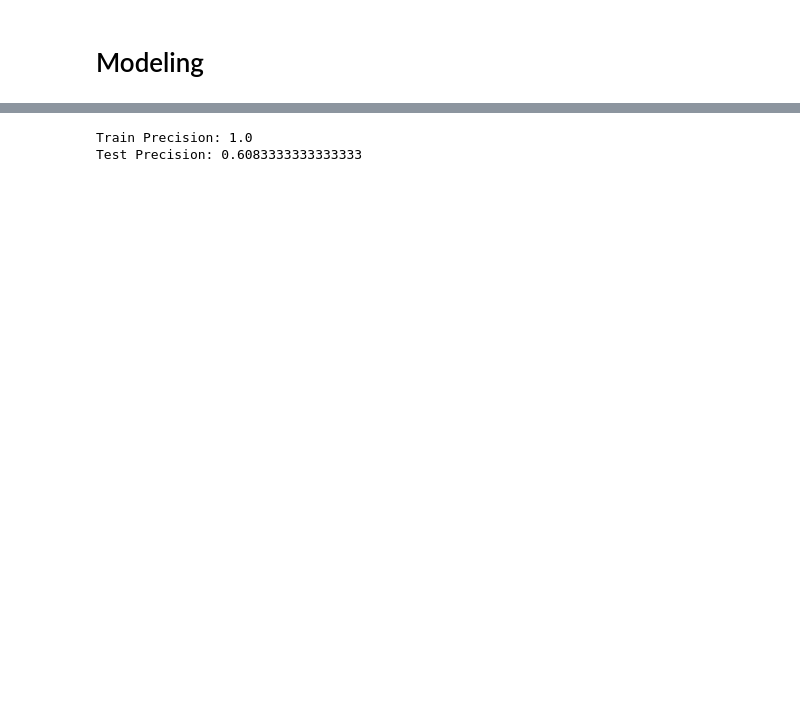
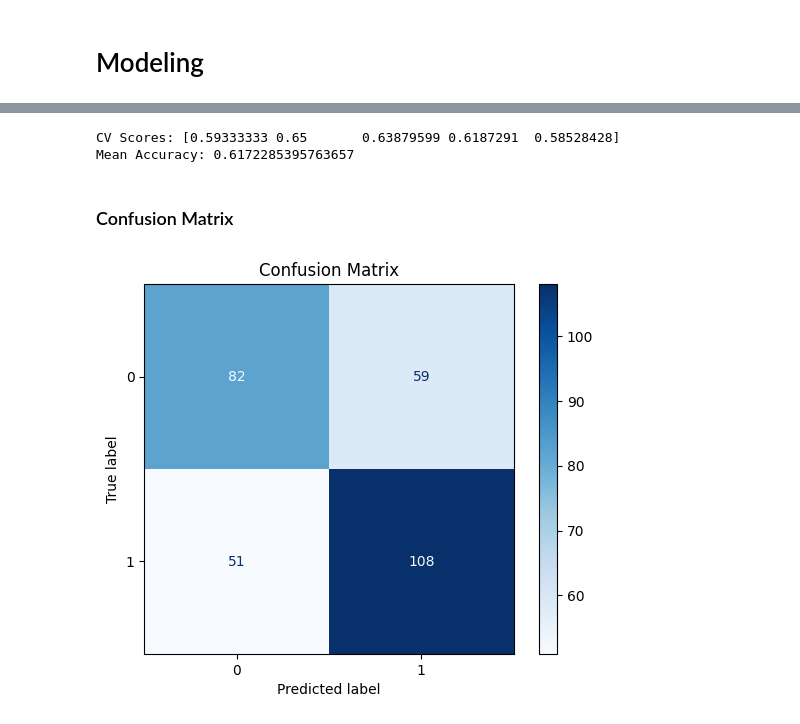
Before and after one commit to khyateed/forecasting-gentrification-nyc, a Jupyter notebook: postprocessing.ipynb, the cells around one changed output, grey strips where cells are left out. Cells and saved outputs as stored; diff of their text form; code cells hidden in the pictures; blank space fills up the shorter version.

```diff
--- a/postprocessing.ipynb
+++ b/postprocessing.ipynb
@@ -245,14 +249,33 @@ Please also refer to the documentation for alternative solver options:
 
 forest = RandomForestClassifier(n_estimators=100)
 forest.fit(X_train, y_train)
-
 y_train_pred = forest.predict(X_train)
 y_test_pred = forest.predict(X_test)
 
-train_score = accuracy_score(y_train, y_train_pred)
-test_score =  accuracy_score(y_test, y_test_pred)
-print("Train Precision:", train_score)
-print("Test Precision:", test_score)
+cv_scores = cross_val_score(forest, X, y, cv=kf,scoring="accuracy")
+print("CV Scores:", cv_scores)
+print("Mean Accuracy:", np.mean(cv_scores))
+
+
+# train_score = accuracy_score(y_train, y_train_pred)
+# test_score =  accuracy_score(y_test, y_test_pred)
+# print("Train Precision:", train_score)
+# print("Test Precision:", test_score)
 # %% [output]
-Train Precision: 1.0
-Test Precision: 0.6083333333333333
+CV Scores: [0.59333333 0.65       0.63879599 0.6187291  0.58528428]
+Mean Accuracy: 0.6172285395763657
+# %% [markdown]
+### Confusion Matrix
+# %%
+# Create a confusion matrix
+cm = confusion_matrix(y_test, y_test_pred)
+
+# Display the confusion matrix
+disp = ConfusionMatrixDisplay(confusion_matrix=cm, display_labels=test['gentrified'].unique())
+disp.plot(cmap=plt.cm.Blues)
+
+# Show the plot
+plt.title("Confusion Matrix")
+plt.show()
+# %% [output]
+[figure, added]
```
Also changed, not shown: parts of 20 cells of this notebook, 1 other file.
